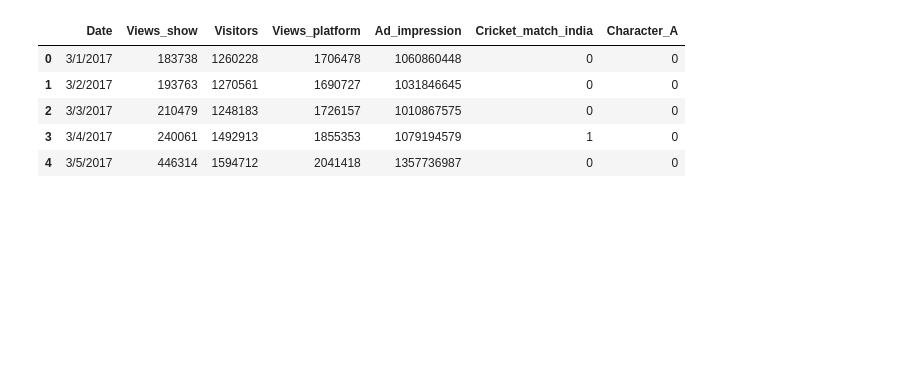
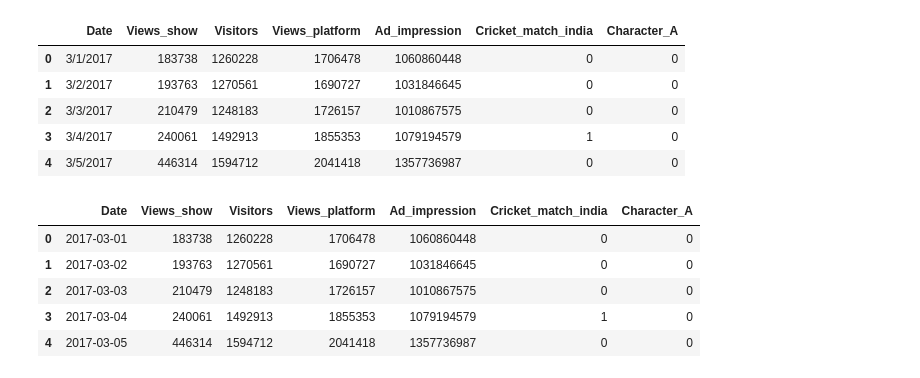
Before and after one commit to shobhitsundriyal/Revisit_ML, a Jupyter notebook: media_data.ipynb, the cells around one changed output. Saved outputs shown, nothing was run; the diff lists cells and outputs as text; code cells hidden in the pictures; blank space fills up the shorter version.

```diff
--- a/media_data.ipynb
+++ b/media_data.ipynb
@@ -32,3 +16,13 @@ df.head()
 | 2 | 3/3/2017 | 210479 | 1248183 | 1726157 | 1010867575 | 0 | 0 |
 | 3 | 3/4/2017 | 240061 | 1492913 | 1855353 | 1079194579 | 1 | 0 |
 | 4 | 3/5/2017 | 446314 | 1594712 | 2041418 | 1357736987 | 0 | 0 |
+# %%
+df['Date'] = pd.to_datetime(df.Date)
+df.head()
+# %% [output]
+|  | Date | Views_show | Visitors | Views_platform | Ad_impression | Cricket_match_india | Character_A |
+| 0 | 2017-03-01 | 183738 | 1260228 | 1706478 | 1060860448 | 0 | 0 |
+| 1 | 2017-03-02 | 193763 | 1270561 | 1690727 | 1031846645 | 0 | 0 |
+| 2 | 2017-03-03 | 210479 | 1248183 | 1726157 | 1010867575 | 0 | 0 |
+| 3 | 2017-03-04 | 240061 | 1492913 | 1855353 | 1079194579 | 1 | 0 |
+| 4 | 2017-03-05 | 446314 | 1594712 | 2041418 | 1357736987 | 0 | 0 |
```
Also changed, not shown: parts of 6 cells of this notebook.
